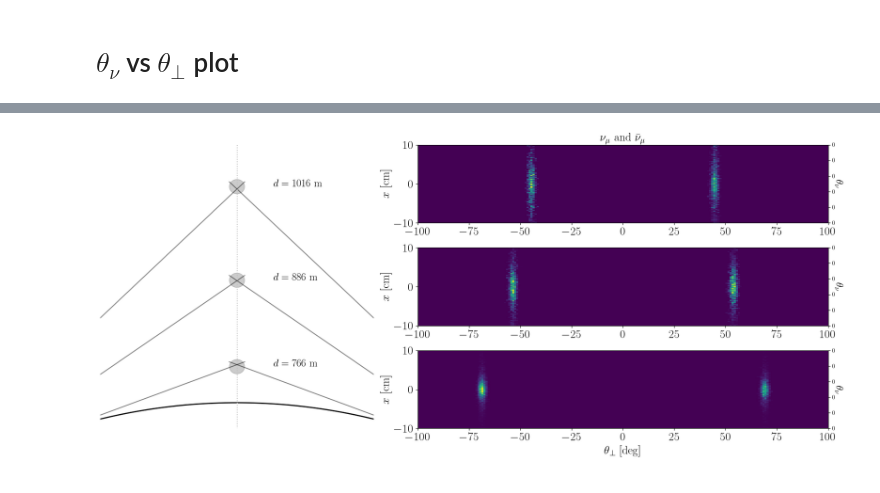
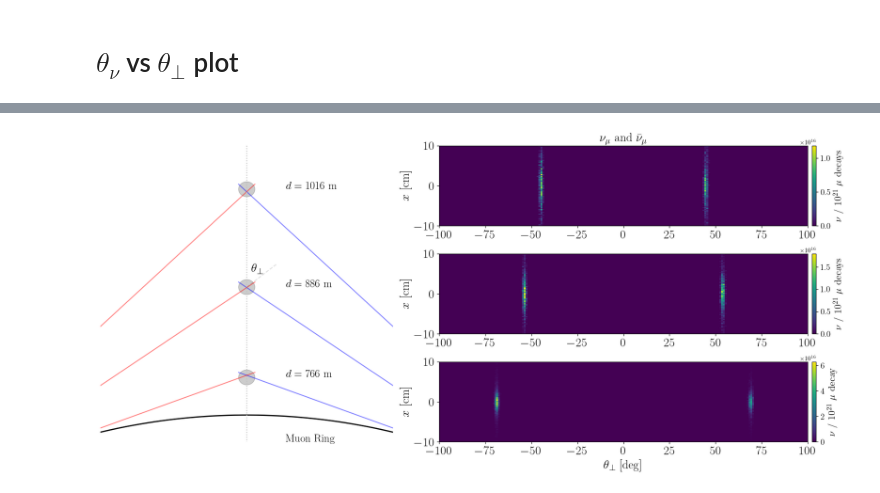
Before and after one commit to athompson-git/MuonColliderNeutrinos, a Jupyter notebook: flux_explorer.ipynb, the cells around one changed output, grey strips where cells are left out. Saved outputs shown, nothing was run; the diff lists cells and outputs as text; code cells hidden in the pictures.

Commit message:
updating flux explorer and MC

```diff
--- a/flux_explorer.ipynb
+++ b/flux_explorer.ipynb
@@ -656,33 +656,34 @@ flux_3 = NeutrinoFluxMuonRing(Emu=1.5e6, ring_radius=0.716, n_samples=10000000,
 flux_3.simulate_fluxes_mc()
 # %%
 # extract the angles of the neutrinos in the detector frame
+# Theta_numu should be in the z-y plane (no x)
 weights_numu_1 = flux_1.accept_wgt_numu
-theta_numu_1 = np.array([arccos(p[2]/sqrt(p[0]**2 + p[1]**2 + p[2]**2)) for p in flux_1.pnumu_3vec_lab])
+theta_numu_1 = np.array([arccos(p[2]/sqrt(p[1]**2 + p[2]**2)) for p in flux_1.pnumu_3vec_lab])
 theta_numu_1 = 180.0*(theta_numu_1 - arccos(flux_1.det_dist / sqrt(flux_1.det_dist**2 + flux_1.R**2)))/pi
 x_numu_1 = flux_1.x_numu_at_L
 
 weights_numubar_1 = flux_1.accept_wgt_numubar
-theta_numubar_1 = np.array([arccos(p[2]/sqrt(p[0]**2 + p[1]**2 + p[2]**2)) for p in flux_1.pnumubar_3vec_lab])
+theta_numubar_1 = np.array([arccos(p[2]/sqrt(p[1]**2 + p[2]**2)) for p in flux_1.pnumubar_3vec_lab])
 theta_numubar_1 = 180.0*(theta_numubar_1 - arccos(flux_1.det_dist / sqrt(flux_1.det_dist**2 + flux_1.R**2)))/pi
 x_numubar_1 = flux_1.x_numubar_at_L
 
 weights_numu_2 = flux_2.accept_wgt_numu
-theta_numu_2 = np.array([arccos(p[2]/sqrt(p[0]**2 + p[1]**2 + p[2]**2)) for p in flux_2.pnumu_3vec_lab])
+theta_numu_2 = np.array([arccos(p[2]/sqrt(p[1]**2 + p[2]**2)) for p in flux_2.pnumu_3vec_lab])
 theta_numu_2 = 180.0*(theta_numu_2 - arccos(flux_2.det_dist / sqrt(flux_2.det_dist**2 + flux_2.R**2)))/pi
 x_numu_2 = flux_2.x_numu_at_L
 
 weights_numubar_2 = flux_2.accept_wgt_numubar
-theta_numubar_2 = np.array([arccos(p[2]/sqrt(p[0]**2 + p[1]**2 + p[2]**2)) for p in flux_2.pnumubar_3vec_lab])
+theta_numubar_2 = np.array([arccos(p[2]/sqrt(p[1]**2 + p[2]**2)) for p in flux_2.pnumubar_3vec_lab])
 theta_numubar_2 = 180.0*(theta_numubar_2 - arccos(flux_2.det_dist / sqrt(flux_2.det_dist**2 + flux_2.R**2)))/pi
 x_numubar_2 = flux_2.x_numubar_at_L
 
 weights_numu_3 = flux_3.accept_wgt_numu
-theta_numu_3 = np.array([arccos(p[2]/sqrt(p[0]**2 + p[1]**2 + p[2]**2)) for p in flux_3.pnumu_3vec_lab])
+theta_numu_3 = np.array([arccos(p[2]/sqrt(p[1]**2 + p[2]**2)) for p in flux_3.pnumu_3vec_lab])
 theta_numu_3 = 180.0*(theta_numu_3 - arccos(flux_3.det_dist / sqrt(flux_3.det_dist**2 + flux_3.R**2)))/pi
 x_numu_3 = flux_3.x_numu_at_L
 
 weights_numubar_3 = flux_3.accept_wgt_numubar
-theta_numubar_3 = np.array([arccos(p[2]/sqrt(p[0]**2 + p[1]**2 + p[2]**2)) for p in flux_3.pnumubar_3vec_lab])
+theta_numubar_3 = np.array([arccos(p[2]/sqrt(p[1]**2 + p[2]**2)) for p in flux_3.pnumubar_3vec_lab])
 theta_numubar_3 = 180.0*(theta_numubar_3 - arccos(flux_3.det_dist / sqrt(flux_3.det_dist**2 + flux_3.R**2)))/pi
 x_numubar_3 = flux_3.x_numubar_at_L
 
@@ -740,12 +741,18 @@ for p in det_pos:
     xTminus = -R * sqrt(p[1]**2 - R**2) / p[1]
     yT = R**2 / p[1]
 
-    ax_left.plot([xTplus, p[0]-det_size/2], [yT, p[1]+det_size/3], color='k', alpha=0.5)
-    ax_left.plot([xTminus, p[0]+det_size/2], [yT, p[1]+det_size/3], color='k', alpha=0.5)
+    ax_left.plot([xTplus, p[0]-det_size/2], [yT, p[1]+det_size/3], color='b', alpha=0.5)
+    ax_left.plot([xTminus, p[0]+det_size/2], [yT, p[1]+det_size/3], color='r', alpha=0.5)
+
+
+ax_left.plot([det_pos[1][0], det_pos[1][0]+1.8*det_size], [det_pos[1][1], det_pos[1][1]+1.5*det_size],
+             color='silver', ls='dashed', alpha=0.5, zorder=0)
+ax_left.text(det_pos[1][0]+0.3*det_size, det_pos[1][1]+1.0*det_size, r"$\theta_\perp$", fontsize=20, color='k')
 
 ax_left.text(R/15, det_pos[0][1], r"$d=766$ m", fontsize=18, color='k')
 ax_left.text(R/15, det_pos[1][1], r"$d=886$ m", fontsize=18, color='k')
 ax_left.text(R/15, det_pos[2][1], r"$d=1016$ m", fontsize=18, color='k')
+ax_left.text(R/15, R*0.95, r"Muon Ring", fontsize=18, color='k')
 
 ax_left.plot(ring_y, ring_z, color='k', linewidth=2.0)
 ax_left.vlines(0.0, ymin=0.0, ymax=1.2*det_pos[2][1], color='silver', ls='dotted')
@@ -754,59 +761,88 @@ ax_left.vlines(0.0, ymin=0.0, ymax=1.2*det_pos[2][1], color='silver', ls='dotted
 ax_left.axis("off")
 
 # Function for transforming the y-axis values
-def transform_y_to_Ly(y, pos):
-    return f"{180.0*arctan(y/flux.det_dist)/pi:.0f}"  # Format as integer
+def transform_y_to_Ly_1(y, _):
+    return f"{1000*arctan(0.01*y/flux_1.det_dist):.3f}"  # Format as integer
+
+def transform_y_to_Ly_2(y, _):
+    return f"{1000*arctan(0.01*y/flux_2.det_dist):.3f}"  # Format as integer
+
+def transform_y_to_Ly_3(y, _):
+    return f"{1000*arctan(0.01*y/flux_3.det_dist):.3f}"  # Format as integer
 
 
-# Add secondary y-axis to the right of the middle subplot
-ax_right_middle2 = ax_right_middle.twinx()
-ax_right_middle2.set_ylabel(r"$\theta_\nu$", fontsize=18, rotation=270, labelpad=15)
-ax_right_middle2.tick_params(right=True, labelright=True)
+"""
+    # Add secondary y-axis to the right of the middle subplot
+    ax_right_middle2 = ax_right_middle.twinx()
+    ax_right_middle2.set_ylabel(r"$\theta_\nu$ [mrad]", fontsize=20, rotation=270, labelpad=15)
+    ax_right_middle2.tick_params(right=True, labelright=True, labelsize=18)
 
-ax_right_bottom2 = ax_right_bottom.twinx()
-ax_right_bottom2.set_ylabel(r"$\theta_\nu$", fontsize=18, rotation=270, labelpad=15)
-ax_right_bottom2.tick_params(right=True, labelright=True)
+    ax_right_bottom2 = ax_right_bottom.twinx()
+    ax_right_bottom2.set_ylabel(r"$\theta_\nu$ [mrad]", fontsize=20, rotation=270, labelpad=15)
+    ax_right_bottom2.tick_params(right=True, labelright=True, labelsize=18)
 
-ax_right_top2 = ax_right_top.twinx()
-ax_right_top2.set_ylabel(r"$\theta_\nu$", fontsize=18, rotation=270, labelpad=15)
-ax_right_top2.tick_params(right=True, labelright=True)
+    ax_right_top2 = ax_right_top.twinx()
+    ax_right_top2.set_ylabel(r"$\theta_\nu$ [mrad]", fontsize=20, rotation=270, labelpad=15)
+    ax_right_top2.tick_params(right=True, labelright=True, labelsize=18)
 
-# Apply transformation
-ax_right_top2.yaxis.set_major_formatter(FuncFormatter(transform_y_to_Ly))
-ax_right_middle2.yaxis.set_major_formatter(FuncFormatter(transform_y_to_Ly))
-ax_right_bottom2.yaxis.set_major_formatter(FuncFormatter(transform_y_to_Ly))
+    # Apply transformation
+    ax_right_top2.yaxis.set_major_formatter(FuncFormatter(transform_y_to_Ly_3))
+    ax_right_middle2.yaxis.set_major_formatter(FuncFormatter(transform_y_to_Ly_2))
+    ax_right_bottom2.yaxis.set_major_formatter(FuncFormatter(transform_y_to_Ly_1))
+
+    # manually set ranges for right y-axis
+    ax_right_bottom2.set_ylim(1000*arctan(-0.01*10/flux_1.det_dist), 1000*arctan(0.01*10/flux_1.det_dist))
+    ax_right_middle2.set_ylim(1000*arctan(-0.01*10/flux_2.det_dist), 1000*arctan(0.01*10/flux_2.det_dist))
+    ax_right_top2.set_ylim(1000*arctan(-0.01*10/flux_3.det_dist), 1000*arctan(0.01*10/flux_3.det_dist))
+"""
 
 
 # Plot dists
 x_bins = np.linspace(-10, 10, 101)
 theta_bins = np.linspace(-100.0, 100.0, 201)
-noise = norm.rvs(loc=0, scale=1, size=20000000)
-ax_right_top.hist2d(noise+np.append(theta_numu_3, theta_numubar_3),
+noise = norm.rvs(loc=0, scale=0.5, size=20000000)
+htop = ax_right_top.hist2d(noise+np.append(theta_numu_3, theta_numubar_3),
                      100*np.append(x_numu_3, x_numubar_3),
                      weights=np.append(weights_numu_3, weights_numubar_3),
                      bins=[theta_bins, x_bins])
 
-ax_right_middle.hist2d(noise+np.append(theta_numu_2, theta_numubar_2),
+hmid = ax_right_middle.hist2d(noise+np.append(theta_numu_2, theta_numubar_2),
                      100*np.append(x_numu_2, x_numubar_2),
                      weights=np.append(weights_numu_2, weights_numubar_2),
                      bins=[theta_bins, x_bins])
 
-ax_right_bottom.hist2d(noise+np.append(theta_numu_1, theta_numubar_1),
+hbot = ax_right_bottom.hist2d(noise+np.append(theta_numu_1, theta_numubar_1),
                      100*np.append(x_numu_1, x_numubar_1),
                      weights=np.append(weights_numu_1, weights_numubar_1),
                      bins=[theta_bins, x_bins])
 
 ax_right_bottom.set_xlabel(r"$\theta_\perp$ [deg]", fontsize=20)
 ax_right_middle.set_ylabel(r"$x$ [cm]", fontsize=20)
 ax_right_top.set_ylabel(r"$x$ [cm]", fontsize=20)
 ax_right_bottom.set_ylabel(r"$x$ [cm]", fontsize=20)
 ax_right_top.set_title(r"$\nu_\mu$ and $\bar{\nu}_\mu$", fontsize=20)
 ax_right_top.tick_params(labelsize=20)
 ax_right_middle.tick_params(labelsize=20)
 ax_right_bottom.tick_params(labelsize=20)
 
+# Add colorbars
+cbar_top = fig.colorbar(htop[3], ax=ax_right_top, orientation="vertical", pad=0.01)
+cbar_middle = fig.colorbar(hmid[3], ax=ax_right_middle, orientation="vertical", pad=0.01)
+cbar_bottom = fig.colorbar(hbot[3], ax=ax_right_bottom, orientation="vertical", pad=0.01)
+
+# Set colorbar labels
+cbar_top.set_label(r"$\nu$ / $10^{21}$ $\mu$ decays", fontsize=16)
+cbar_middle.set_label(r"$\nu$ / $10^{21}$ $\mu$ decays", fontsize=16)
+cbar_bottom.set_label(r"$\nu$ / $10^{21}$ $\mu$ decay", fontsize=16)
+
+# Adjust label font size
+cbar_top.ax.tick_params(labelsize=14)
+cbar_middle.ax.tick_params(labelsize=14)
+cbar_bottom.ax.tick_params(labelsize=14)
+
+
 plt.tight_layout()
 plt.savefig("plots/fluxes/flux_slices_by_distance.png", dpi=300)
 plt.show()
 # %% [output]
-[figure, old version]
+[figure, new version]
```
Also changed, not shown: parts of 1 cell of this notebook, 1 other file.
